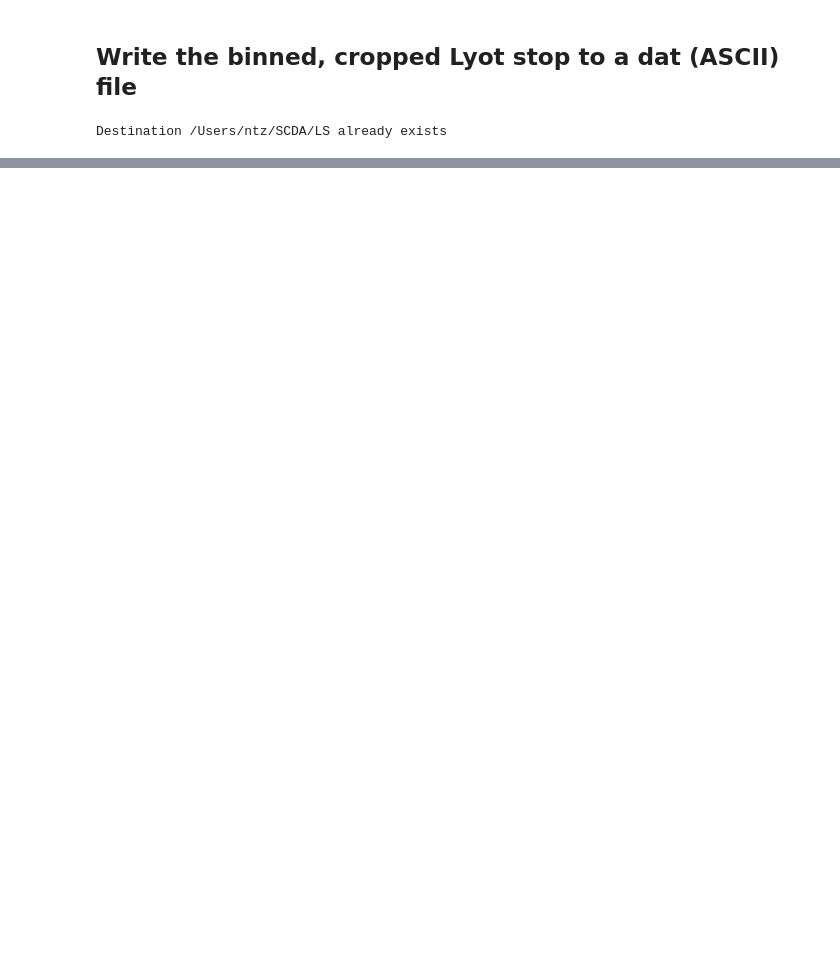
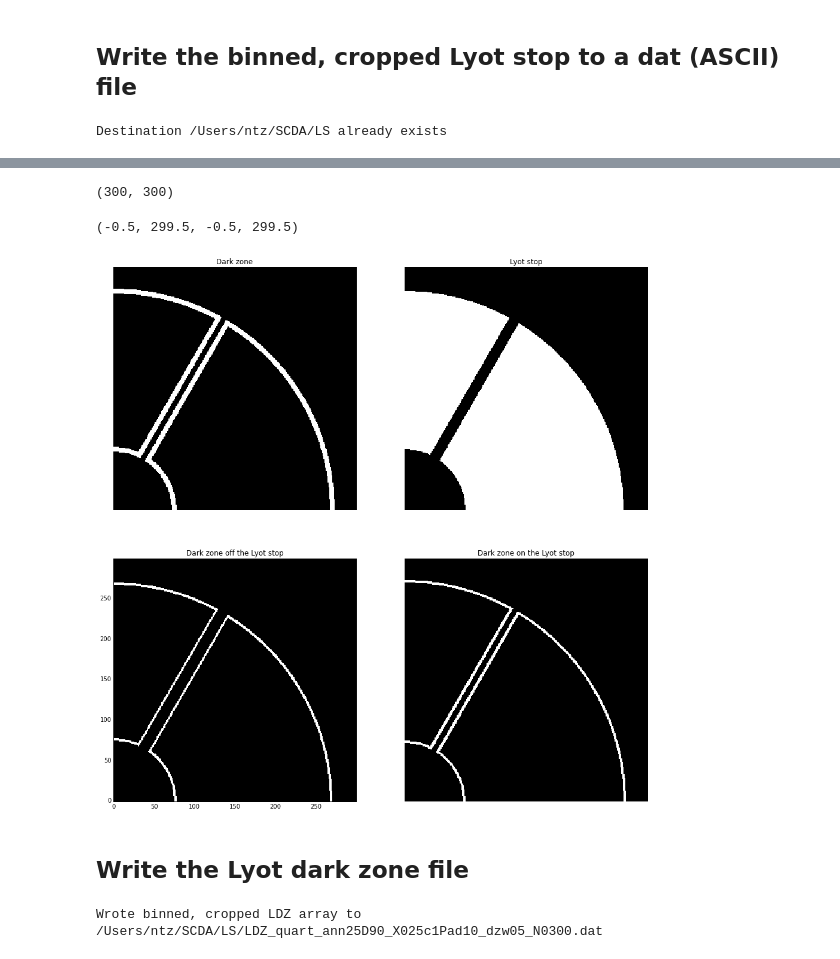
Before and after one commit to neilzim/SCDA, a Jupyter notebook: make_Lyotstop_obs1.ipynb, the cells around one changed output, grey strips where cells are left out. Saved outputs shown, nothing was run; the diff lists cells and outputs as text; code cells hidden in the pictures; blank space fills up the shorter version.

```diff
--- a/make_Lyotstop_obs1.ipynb
+++ b/make_Lyotstop_obs1.ipynb
@@ -139,0 +219,45 @@ os.listdir(LS_dir)
+# %%
+Lyot_dz_binned = skimage.transform.rescale(Lyot_dz, scalefac, order=1)
+L_bin = Lyot_stop_binned.shape[0]
+Lyot_dz_binned_quad = Lyot_dz_binned[L_bin/2:L_bin/2+N,L_bin/2:L_bin/2+N]
+Lyot_dz_binned_quad_binary = np.round(Lyot_dz_binned_quad).astype(int)
+Lyot_dz_binned_quad.shape
+# %% [output]
+(300, 300)
+# %%
+plt.figure(figsize=(16,16))
+plt.subplot(221)
+plt.title('Dark zone')
+plt.imshow(Lyot_dz_binned_quad_binary)
+plt.axis('off')
+plt.subplot(222)
+plt.title('Lyot stop')
+plt.imshow(Lyot_stop_binned_quad_binary)
+plt.axis('off')
+plt.subplot(223)
+plt.title('Dark zone off the Lyot stop')
+plt.imshow(Lyot_stop_binned_quad_binary & Lyot_dz_binned_quad_binary)
+plt.subplot(224)
+plt.title('Dark zone on the Lyot stop')
+plt.imshow(~Lyot_stop_binned_quad_binary & Lyot_dz_binned_quad_binary)
+plt.axis('off')
+# %% [output]
+(-0.5, 299.5, -0.5, 299.5)
+[figure, added]
+# %% [markdown]
+## Write the Lyot dark zone file
+# %%
+if centobs_key is True:
+    LDZ_quart_dat_fname_tail = "LDZ_quart_ann{0:02d}D{1:02d}_{2:s}025c1Pad{3:02d}_dzw{4:02d}_N{5:04d}.dat".format(
+                               int(round(100*inD)), int(round(100*outD)), secobs_key, int(round(1000*spad)),
+                               int(round(1000*dz_width_fac)), N)
+else:
+    LDZ_quart_dat_fname_tail = "LDZ_quart_ann{0:02d}D{1:02d}_{2:s}025c0Pad{3:02d}_dzw{4:02d}_N{5:04d}.dat".format(
+                               int(round(100*inD)), int(round(100*outD)), secobs_key, int(round(1000*spad)),
+                               int(round(1000*dz_width_fac)), N)
+LDZ_quart_dat_fname = os.path.join(LS_dir, LDZ_quart_dat_fname_tail)
+#np.savetxt(LS_quart_dat_fname, Lyot_stop_binned_quad, fmt='%.6f', delimiter=" ")
+np.savetxt(LDZ_quart_dat_fname, Lyot_dz_binned_quad_binary, fmt='%d', delimiter=" ")
+print("Wrote binned, cropped LDZ array to {0:s}".format(LDZ_quart_dat_fname))
+# %% [output]
+Wrote binned, cropped LDZ array to /Users/ntz/SCDA/LS/LDZ_quart_ann25D90_X025c1Pad10_dzw05_N0300.dat
```
Also changed, not shown: parts of 28 cells of this notebook, 1 other file.
